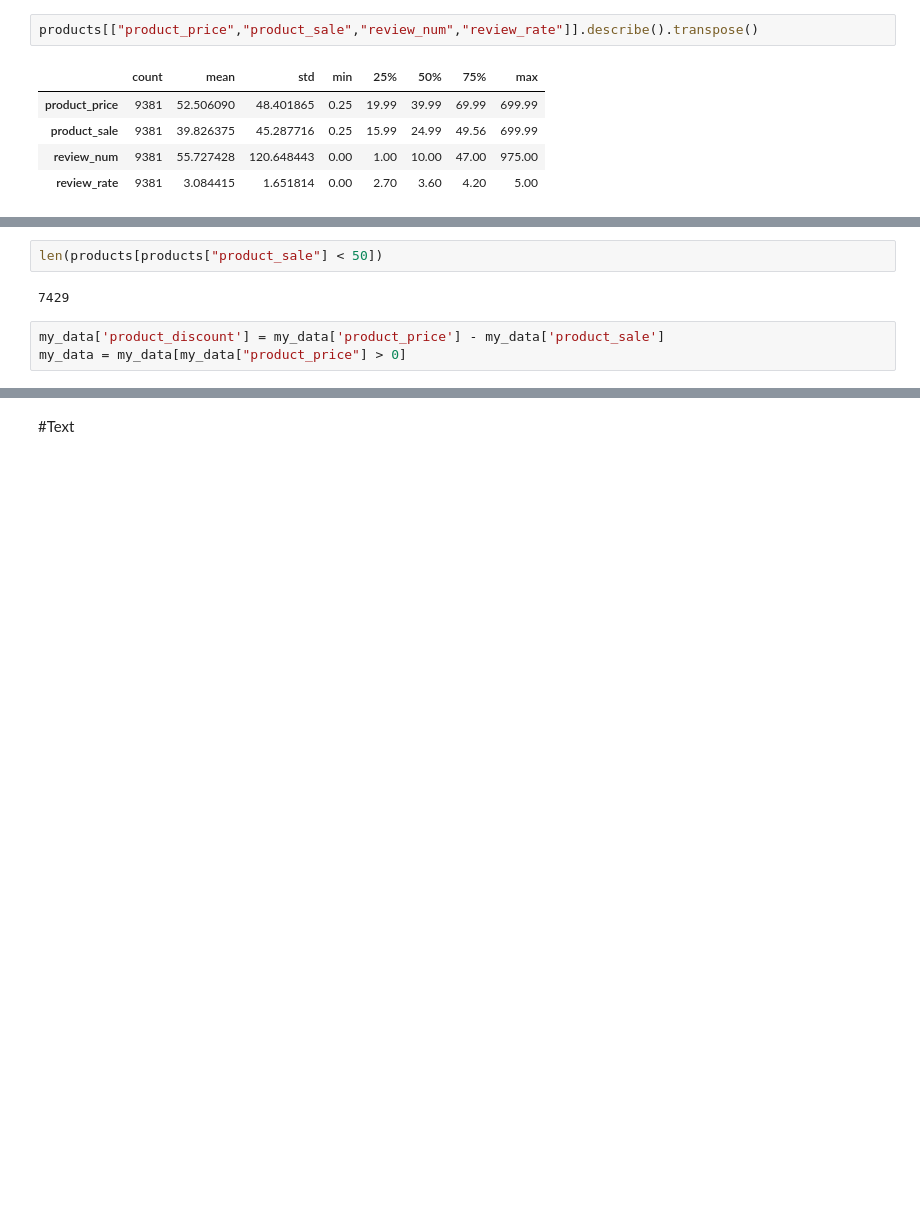
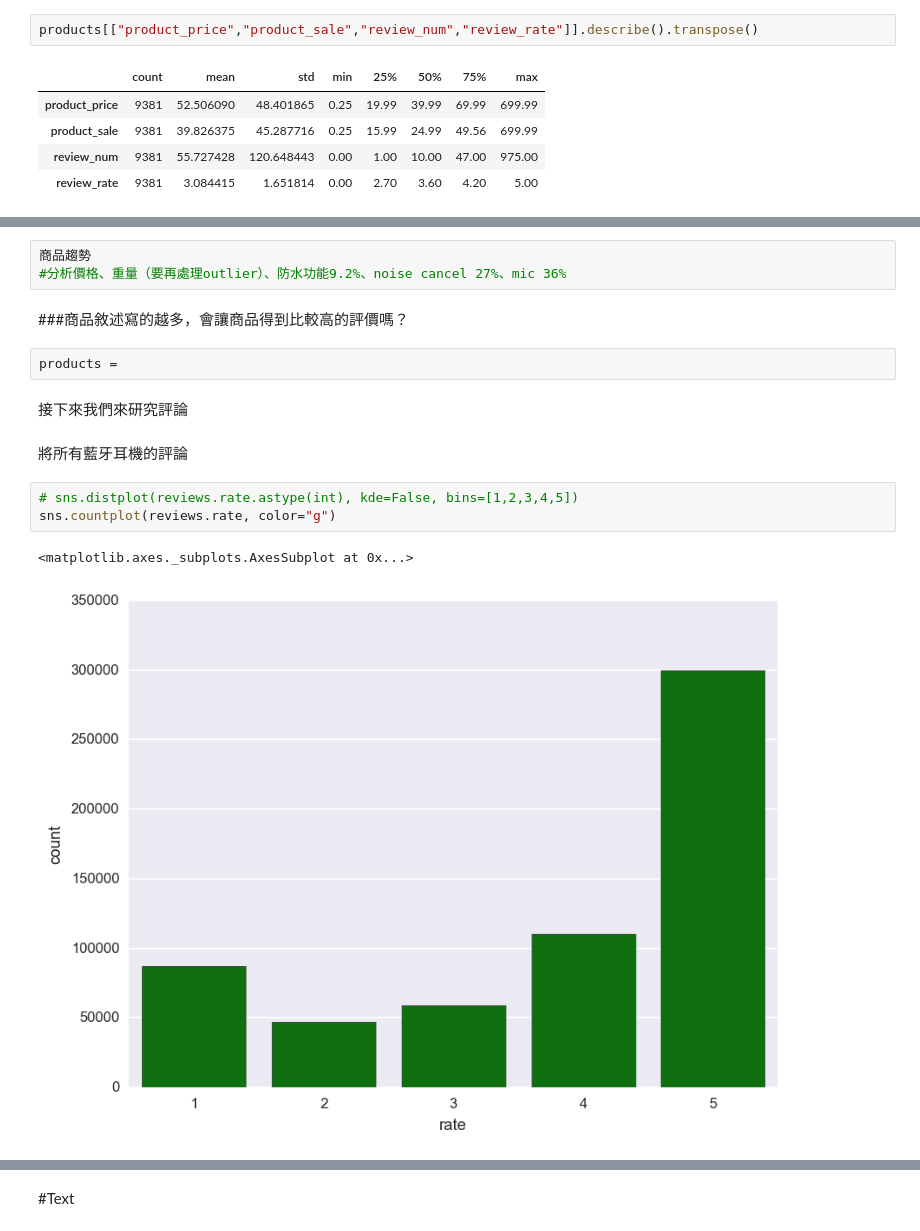
Before and after one commit to paristsai/amazon_review, a Jupyter notebook: analysis/amazon-review.ipynb, the cells around one changed output, grey strips where cells are left out. Cells and saved outputs as stored; diff of their text form; blank space fills up the shorter version.

```diff
--- a/analysis/amazon-review.ipynb
+++ b/analysis/amazon-review.ipynb
@@ -85,7 +74,17 @@ len(products)
-# %%
-len(products[products["product_sale"] < 50])
-# %% [output]
-7429
-# %%
-my_data['product_discount'] = my_data['product_price'] - my_data['product_sale']
-my_data = my_data[my_data["product_price"] > 0]
+# %%
+商品趨勢
+#分析價格、重量（要再處理outlier）、防水功能9.2%、noise cancel 27%、mic 36%
+# %% [markdown]
+###商品敘述寫的越多，會讓商品得到比較高的評價嗎？
+# %%
+products =
+# %% [markdown]
+接下來我們來研究評論
+# %% [markdown]
+將所有藍牙耳機的評論
+# %%
+# sns.distplot(reviews.rate.astype(int), kde=False, bins=[1,2,3,4,5])
+sns.countplot(reviews.rate, color="g")
+# %% [output]
+<matplotlib.axes._subplots.AxesSubplot at 0x...>
+[figure, added]
```
Also changed, not shown: parts of 10 cells of this notebook.
